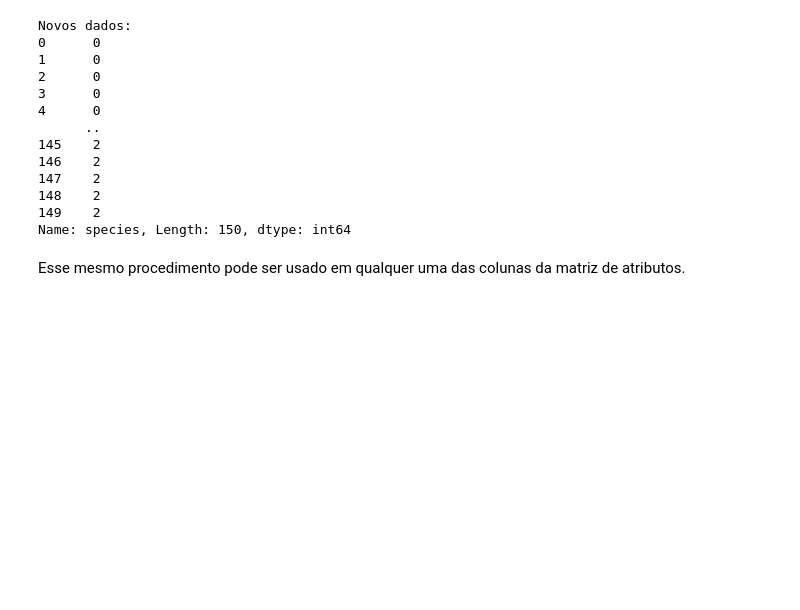
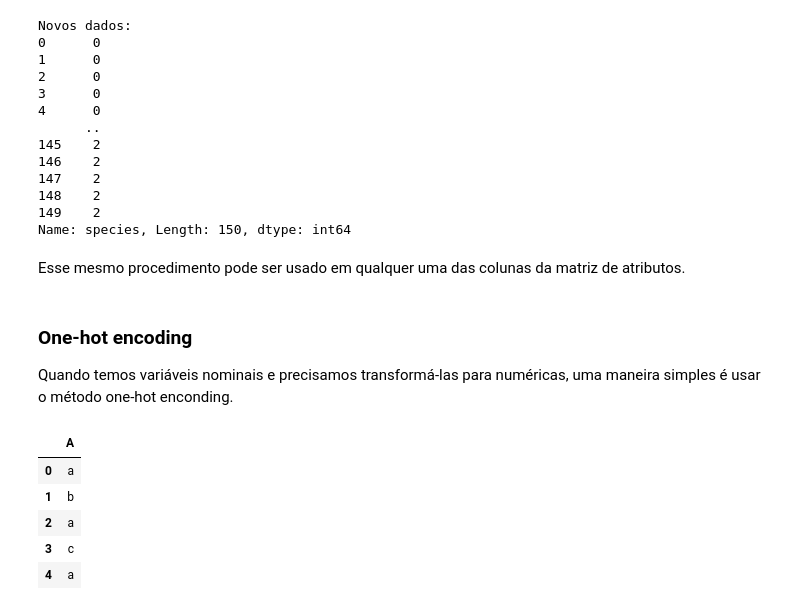
Before and after one commit to joaoholandaa/ciencia-de-dados, a Jupyter notebook: aula1-preparacao-transformacao.ipynb, the cells around one changed output. Cells and saved outputs as stored; diff of their text form; code cells hidden in the pictures; blank space fills up the shorter version.

Commit message:
one-hot encoding

```diff
--- a/aula1-preparacao-transformacao.ipynb
+++ b/aula1-preparacao-transformacao.ipynb
@@ -495,3 +495,21 @@ Novos dados:
 Name: species, Length: 150, dtype: int64
 # %% [markdown]
 Esse mesmo procedimento pode ser usado em qualquer uma das colunas da matriz de atributos.
+# %% [markdown]
+### One-hot encoding <br>
+Quando temos variáveis nominais e precisamos transformá-las para numéricas, uma maneira simples é usar o método one-hot enconding.
+# %%
+import pandas as pd
+
+#cria um dataframe do Pandas
+df = pd.DataFrame({
+  'A':['a', 'b', 'a', 'c', 'a', 'b'],
+  })
+df.head()
+# %% [output]
+|  | A |
+| 0 | a |
+| 1 | b |
+| 2 | a |
+| 3 | c |
+| 4 | a |
```
Also changed, not shown: parts of 3 cells of this notebook.
